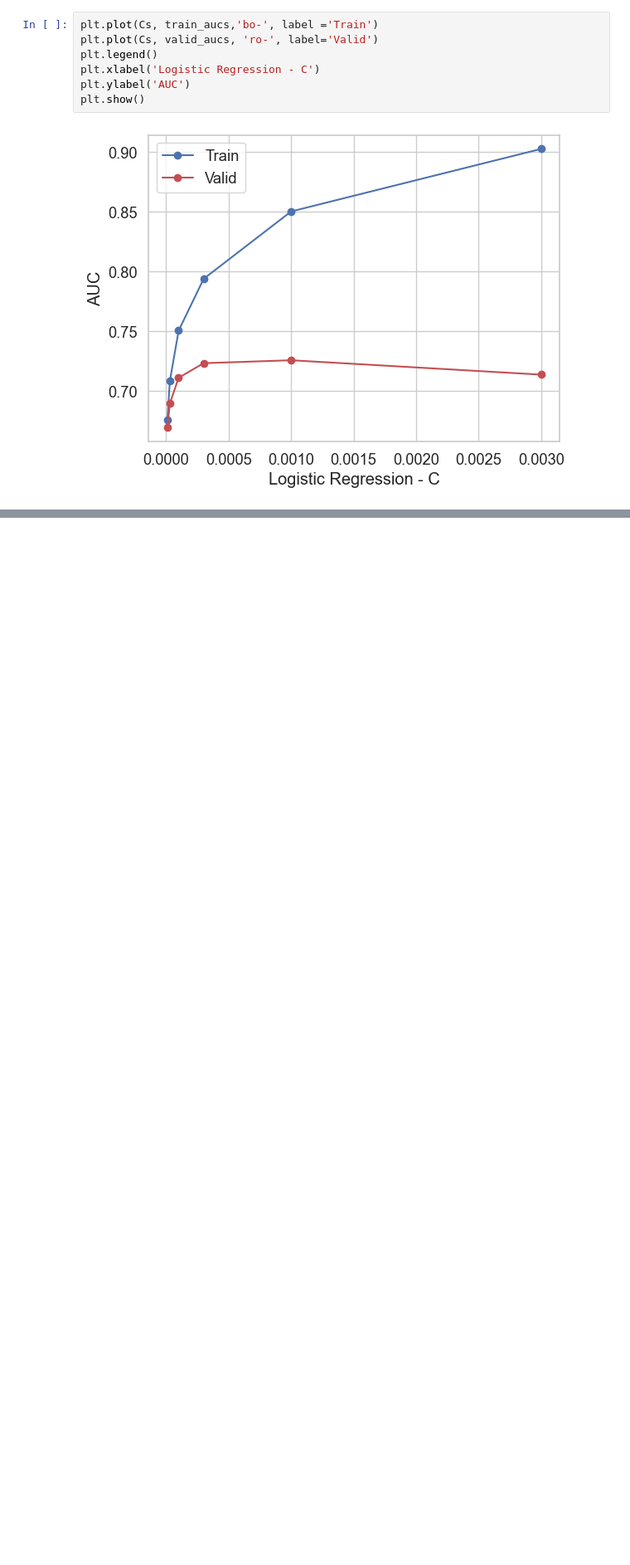
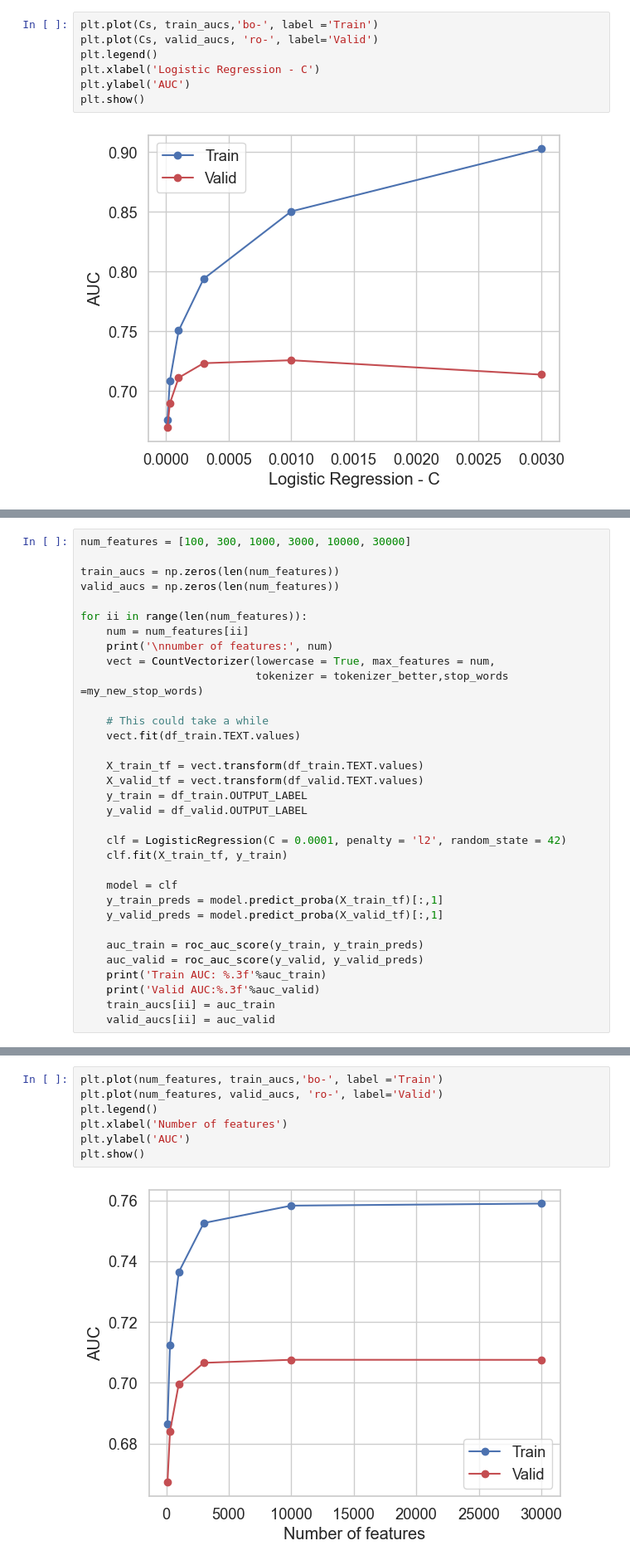
Before and after one commit to sepidehsnab/Clinical-NLP-Project, a Jupyter notebook: 01-PrepareData.ipynb, the cells around one changed output, grey strips where cells are left out. Shown at 83% size. Cells and saved outputs as stored; diff of their text form; blank space fills up the shorter version.

Commit message:
Finding the optimum number of features

```diff
--- a/01-PrepareData.ipynb
+++ b/01-PrepareData.ipynb
@@ -1177,0 +1180,33 @@ plt.show()
+# %%
+num_features = [100, 300, 1000, 3000, 10000, 30000]
+
+train_aucs = np.zeros(len(num_features))
+valid_aucs = np.zeros(len(num_features))
+
+for ii in range(len(num_features)):
+    num = num_features[ii]
+    print('\nnumber of features:', num)
+    vect = CountVectorizer(lowercase = True, max_features = num,
+                           tokenizer = tokenizer_better,stop_words =my_new_stop_words)
+
+    # This could take a while
+    vect.fit(df_train.TEXT.values)
+
+    X_train_tf = vect.transform(df_train.TEXT.values)
+    X_valid_tf = vect.transform(df_valid.TEXT.values)
+    y_train = df_train.OUTPUT_LABEL
+    y_valid = df_valid.OUTPUT_LABEL
+
+    clf = LogisticRegression(C = 0.0001, penalty = 'l2', random_state = 42)
+    clf.fit(X_train_tf, y_train)
+
+    model = clf
+    y_train_preds = model.predict_proba(X_train_tf)[:,1]
+    y_valid_preds = model.predict_proba(X_valid_tf)[:,1]
+
+    auc_train = roc_auc_score(y_train, y_train_preds)
+    auc_valid = roc_auc_score(y_valid, y_valid_preds)
+    print('Train AUC: %.3f'%auc_train)
+    print('Valid AUC:%.3f'%auc_valid)
+    train_aucs[ii] = auc_train
+    valid_aucs[ii] = auc_valid
@@ -1177,0 +1237,9 @@ plt.show()
+# %%
+plt.plot(num_features, train_aucs,'bo-', label ='Train')
+plt.plot(num_features, valid_aucs, 'ro-', label='Valid')
+plt.legend()
+plt.xlabel('Number of features')
+plt.ylabel('AUC')
+plt.show()
+# %% [output]
+[figure, added]
```
Also changed, not shown: parts of 2 cells of this notebook.
